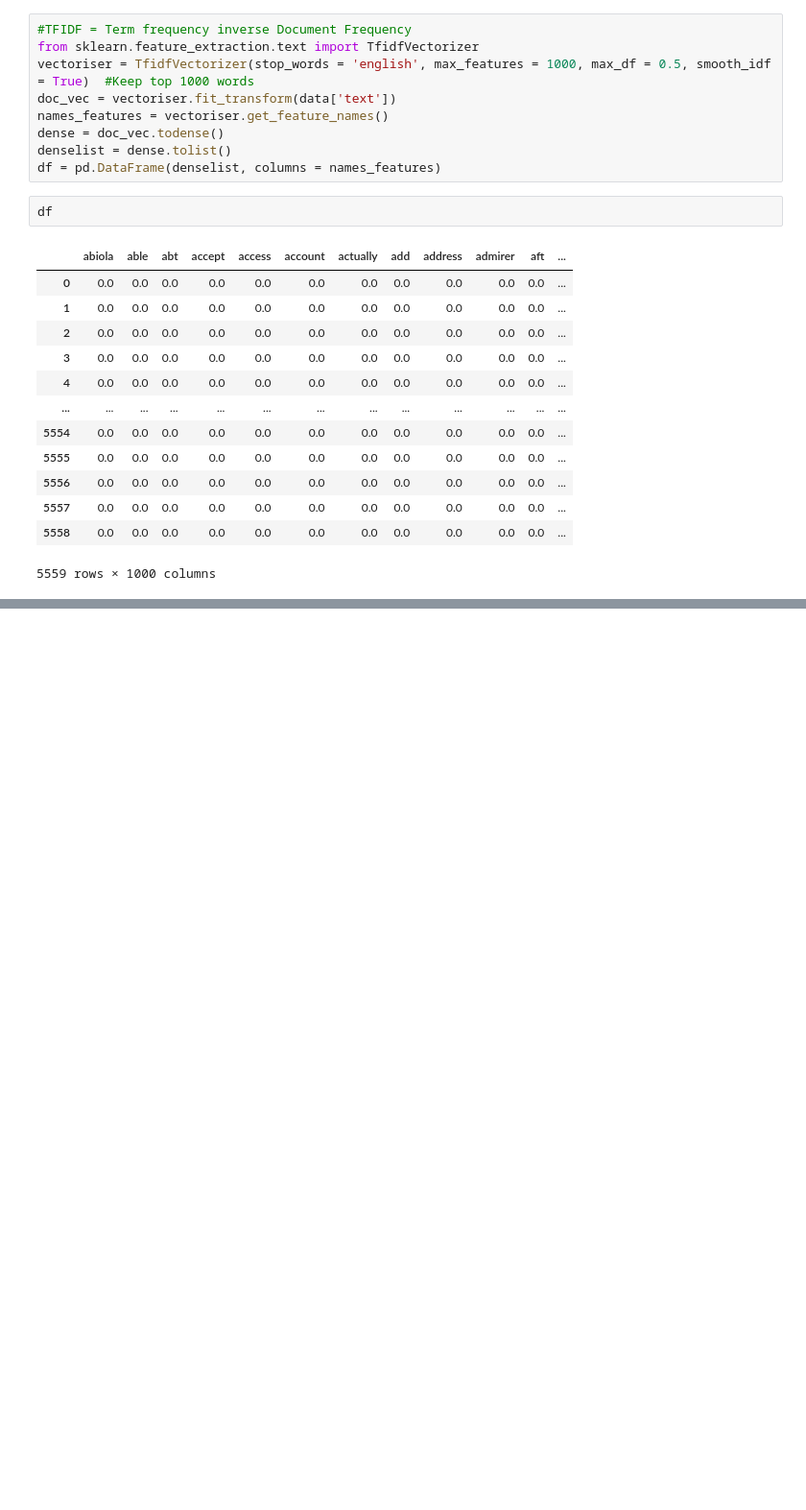
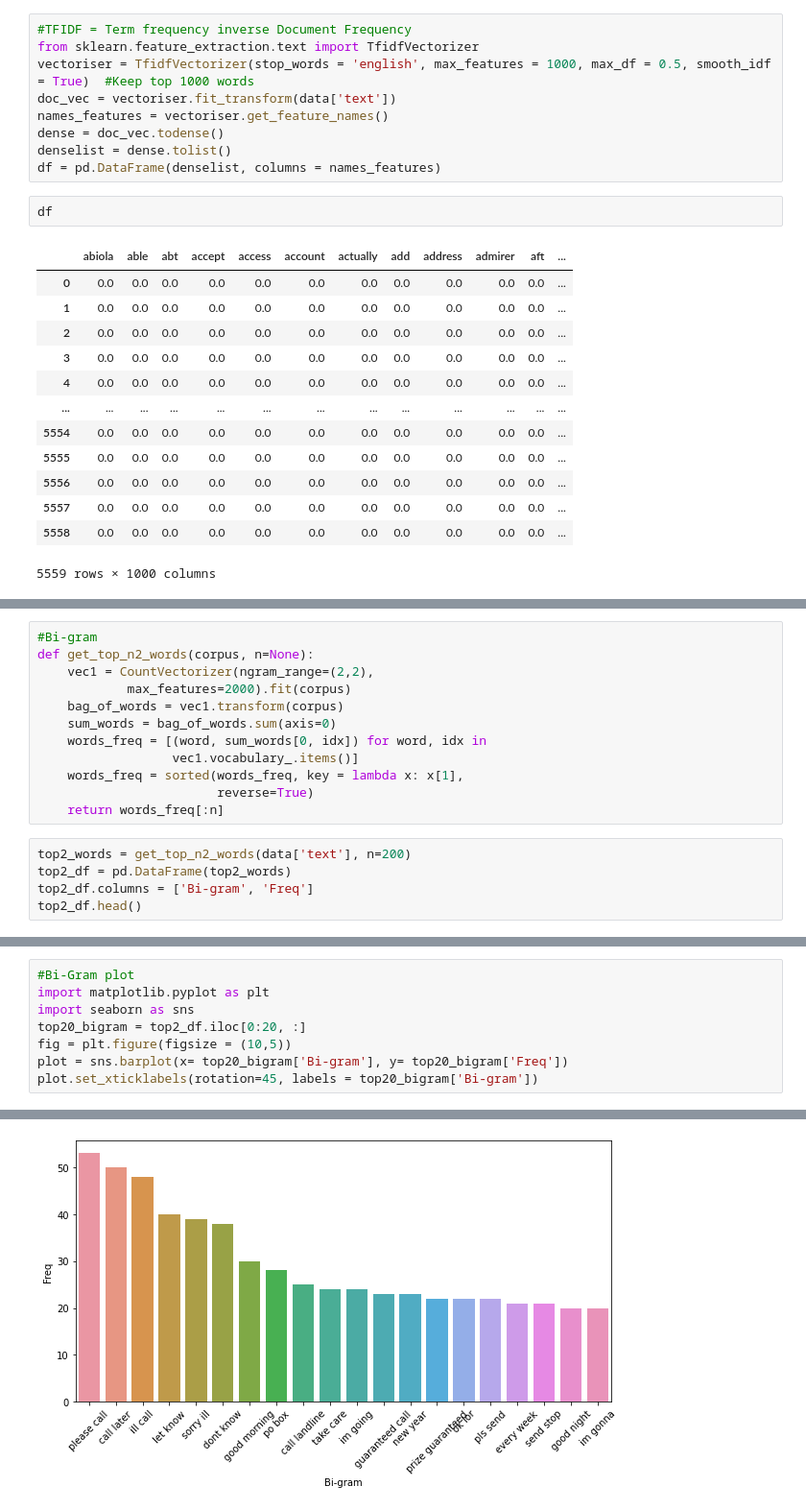
Before and after one commit to vidjaydas/Data_Science_Python, a Jupyter notebook: Reviews_classification_Naive_Bayes.ipynb, the cells around one changed output, grey strips where cells are left out. Shown at 96% size. Drawn from its saved outputs; the diff is of its cells as text; blank space fills up the shorter version.

```diff
--- a/Reviews_classification_Naive_Bayes.ipynb
+++ b/Reviews_classification_Naive_Bayes.ipynb
@@ -175,0 +178,17 @@ df
+# %%
+#Bi-gram
+def get_top_n2_words(corpus, n=None):
+    vec1 = CountVectorizer(ngram_range=(2,2),
+            max_features=2000).fit(corpus)
+    bag_of_words = vec1.transform(corpus)
+    sum_words = bag_of_words.sum(axis=0)
+    words_freq = [(word, sum_words[0, idx]) for word, idx in
+                  vec1.vocabulary_.items()]
+    words_freq = sorted(words_freq, key = lambda x: x[1],
+                        reverse=True)
+    return words_freq[:n]
+# %%
+top2_words = get_top_n2_words(data['text'], n=200)
+top2_df = pd.DataFrame(top2_words)
+top2_df.columns = ['Bi-gram', 'Freq']
+top2_df.head()
@@ -175,0 +202,9 @@ df
+# %%
+#Bi-Gram plot
+import matplotlib.pyplot as plt
+import seaborn as sns
+top20_bigram = top2_df.iloc[0:20, :]
+fig = plt.figure(figsize = (10,5))
+plot = sns.barplot(x= top20_bigram['Bi-gram'], y= top20_bigram['Freq'])
+plot.set_xticklabels(rotation=45, labels = top20_bigram['Bi-gram'])
+# %% [output]
@@ -175,0 +231 @@ df
+[figure, added]
```
Also changed, not shown: parts of 32 cells of this notebook.
